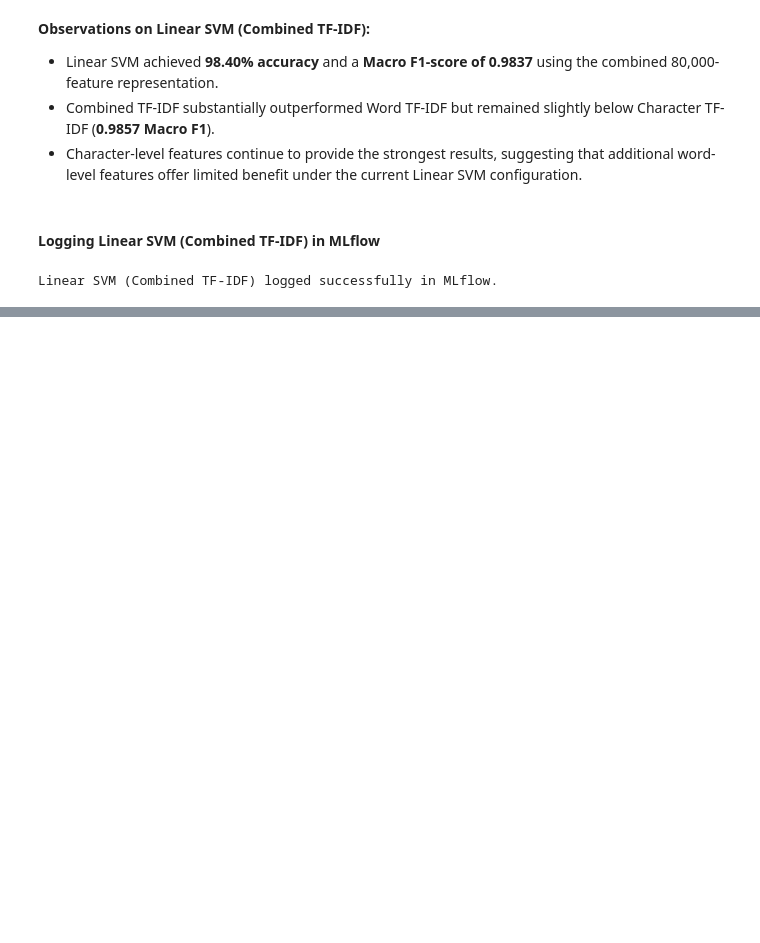
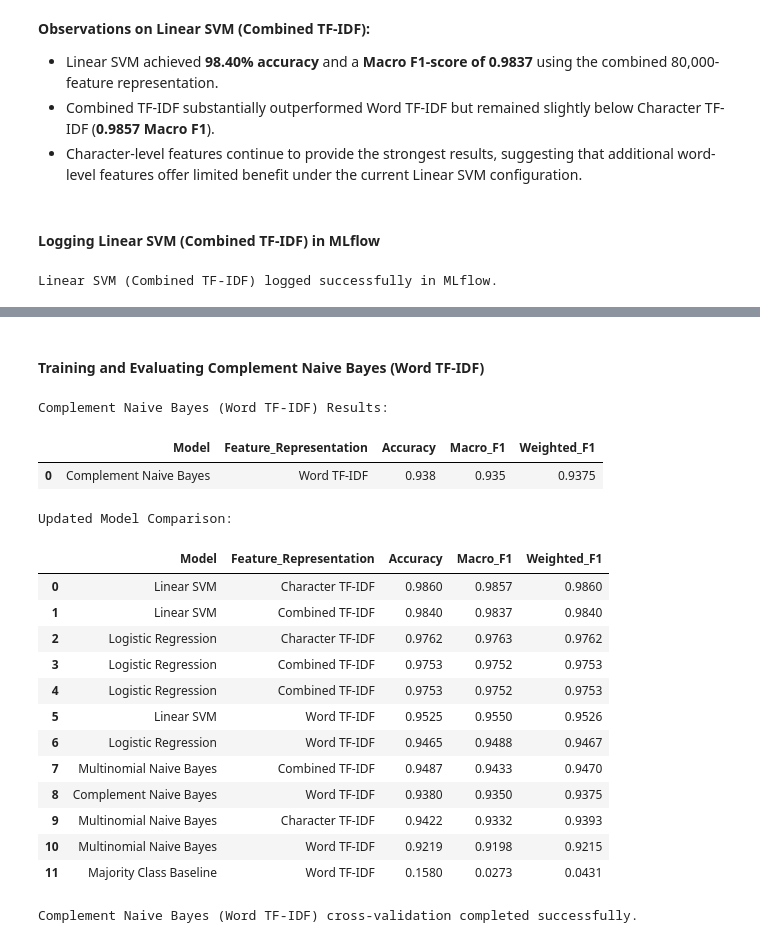
Before and after one commit to TejasMJ/Product-Taxonomy-Intelligence, a Jupyter notebook: notebooks/05_model_development.ipynb, the cells around one changed output, grey strips where cells are left out. Saved outputs shown, nothing was run; the diff lists cells and outputs as text; code cells hidden in the pictures; blank space fills up the shorter version.

```diff
--- a/notebooks/05_model_development.ipynb
+++ b/notebooks/05_model_development.ipynb
@@ -927,0 +1255,70 @@ Linear SVM (Combined TF-IDF) logged successfully in MLflow.
+# %% [markdown]
+#### Training and Evaluating Complement Naive Bayes (Word TF-IDF)
+# %%
+# Initializing Complement Naive Bayes
+cnb_word = ComplementNB(
+    alpha=1.0
+)
+
+# Evaluating using group-aware cross-validation
+cnb_word_cv = cross_validate(
+    estimator=cnb_word,
+    X=X_train_word,
+    y=y_train,
+    groups=train_groups,
+    cv=cv,
+    scoring=scoring,
+    n_jobs=1
+)
+
+# Summarizing cross-validation performance
+cnb_word_results = {
+    "Model": "Complement Naive Bayes",
+    "Feature_Representation": "Word TF-IDF",
+    "Accuracy": cnb_word_cv["test_accuracy"].mean(),
+    "Macro_F1": cnb_word_cv["test_f1_macro"].mean(),
+    "Weighted_F1": cnb_word_cv["test_f1_weighted"].mean()
+}
+
+# Displaying individual model results
+cnb_word_results_df = pd.DataFrame([cnb_word_results])
+
+print("Complement Naive Bayes (Word TF-IDF) Results:")
+display(cnb_word_results_df.round(4))
+
+# Updating the centralized model comparison DataFrame
+model_results.append(cnb_word_results)
+
+model_results_df = (
+    pd.DataFrame(model_results)
+    .sort_values(
+        by="Macro_F1",
+        ascending=False
+    )
+    .reset_index(drop=True)
+)
+
+# Displaying updated model comparison
+print("\nUpdated Model Comparison:")
+display(model_results_df.round(4))
+
+print("\nComplement Naive Bayes (Word TF-IDF) cross-validation completed successfully.")
+# %% [output]
+Complement Naive Bayes (Word TF-IDF) Results:
+|  | Model | Feature_Representation | Accuracy | Macro_F1 | Weighted_F1 |
+| 0 | Complement Naive Bayes | Word TF-IDF | 0.938 | 0.935 | 0.9375 |
+Updated Model Comparison:
+|  | Model | Feature_Representation | Accuracy | Macro_F1 | Weighted_F1 |
+| 0 | Linear SVM | Character TF-IDF | 0.9860 | 0.9857 | 0.9860 |
+| 1 | Linear SVM | Combined TF-IDF | 0.9840 | 0.9837 | 0.9840 |
+| 2 | Logistic Regression | Character TF-IDF | 0.9762 | 0.9763 | 0.9762 |
+| 3 | Logistic Regression | Combined TF-IDF | 0.9753 | 0.9752 | 0.9753 |
+| 4 | Logistic Regression | Combined TF-IDF | 0.9753 | 0.9752 | 0.9753 |
+| 5 | Linear SVM | Word TF-IDF | 0.9525 | 0.9550 | 0.9526 |
+| 6 | Logistic Regression | Word TF-IDF | 0.9465 | 0.9488 | 0.9467 |
+| 7 | Multinomial Naive Bayes | Combined TF-IDF | 0.9487 | 0.9433 | 0.9470 |
+| 8 | Complement Naive Bayes | Word TF-IDF | 0.9380 | 0.9350 | 0.9375 |
+| 9 | Multinomial Naive Bayes | Character TF-IDF | 0.9422 | 0.9332 | 0.9393 |
+| 10 | Multinomial Naive Bayes | Word TF-IDF | 0.9219 | 0.9198 | 0.9215 |
+| 11 | Majority Class Baseline | Word TF-IDF | 0.1580 | 0.0273 | 0.0431 |
+Complement Naive Bayes (Word TF-IDF) cross-validation completed successfully.
```
Also changed, not shown: parts of 27 cells of this notebook.
